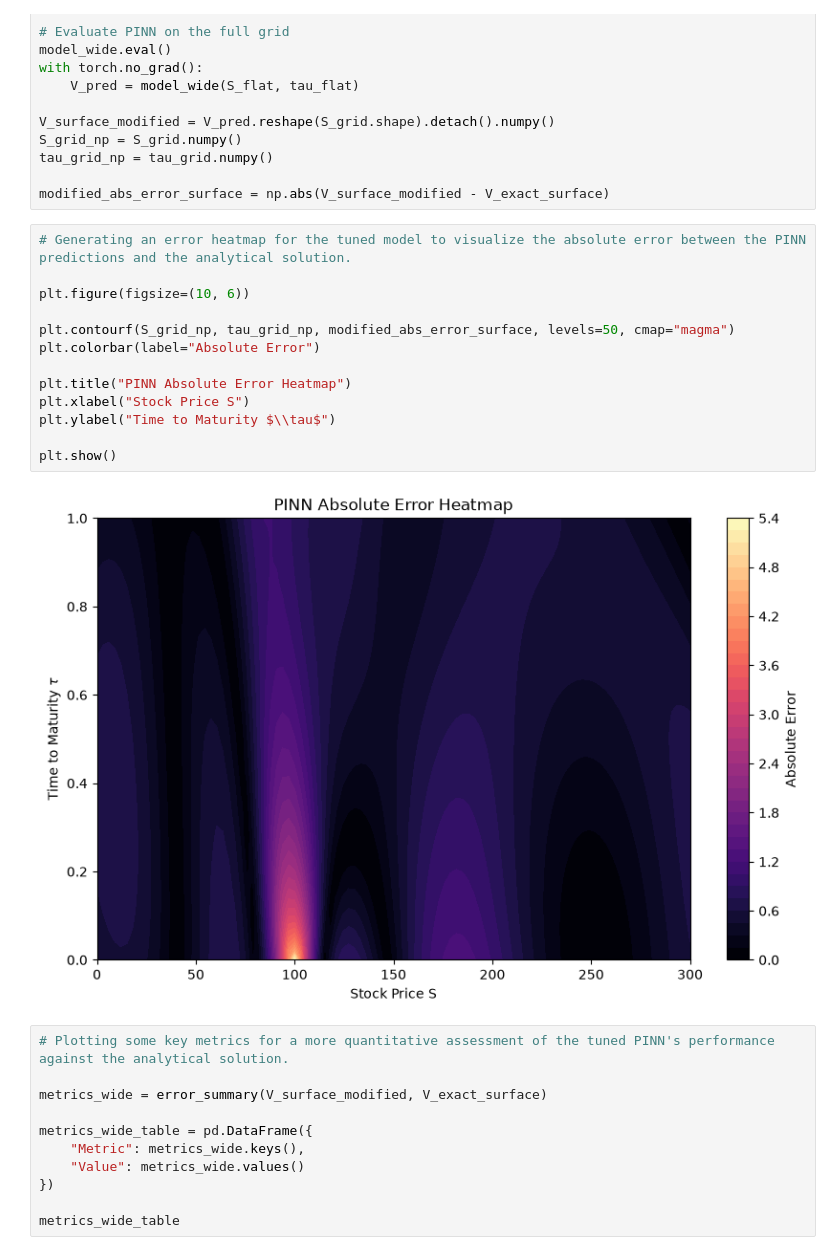
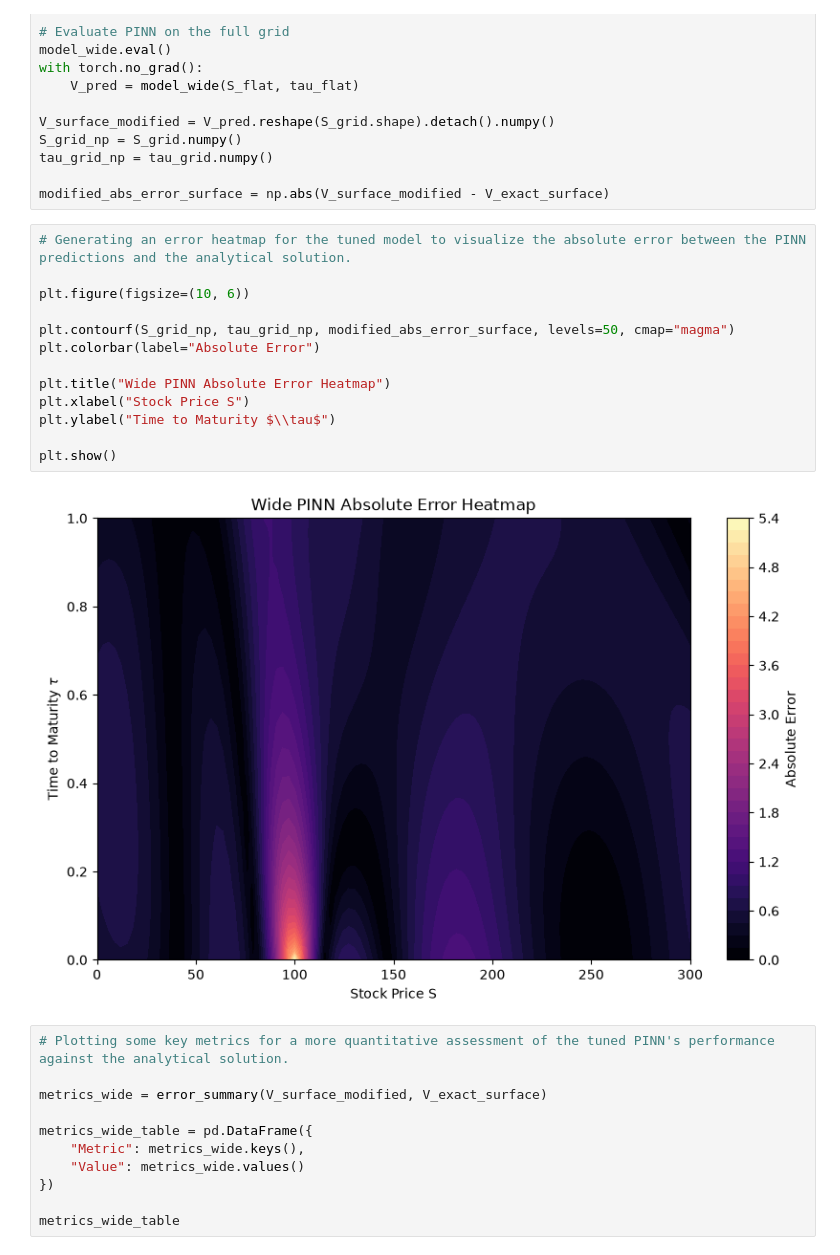
Before and after one commit to dylan-sinnott/black-scholes-pinn-pikan-benchmark, a Jupyter notebook: notebooks/03_pinn.ipynb, the cells around one changed output. Cells and saved outputs as stored; diff of their text form.

```diff
--- a/notebooks/03_pinn.ipynb
+++ b/notebooks/03_pinn.ipynb
@@ -361,18 +361,18 @@ modified_abs_error_surface = np.abs(V_surface_modified - V_exact_surface)
 # %%
 # Generating an error heatmap for the tuned model to visualize the absolute error between the PINN predictions and the analytical solution.
 
 plt.figure(figsize=(10, 6))
 
 plt.contourf(S_grid_np, tau_grid_np, modified_abs_error_surface, levels=50, cmap="magma")
 plt.colorbar(label="Absolute Error")
 
-plt.title("PINN Absolute Error Heatmap")
+plt.title("Wide PINN Absolute Error Heatmap")
 plt.xlabel("Stock Price S")
 plt.ylabel("Time to Maturity $\\tau$")
 
 plt.show()
 # %% [output]
-[figure, old version]
+[figure, new version]
 # %%
 # Plotting some key metrics for a more quantitative assessment of the tuned PINN's performance against the analytical solution.
 
```
Also changed, not shown: parts of 8 cells of this notebook, 17 other files.
